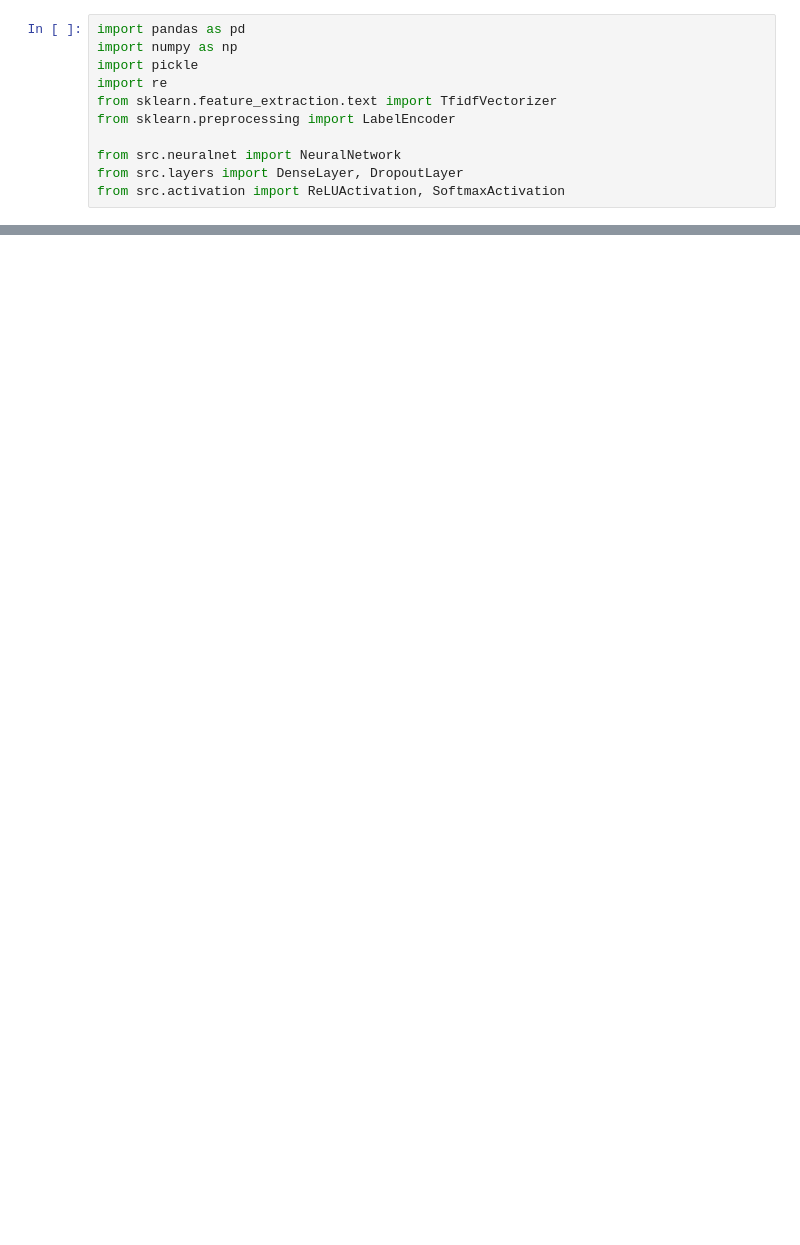
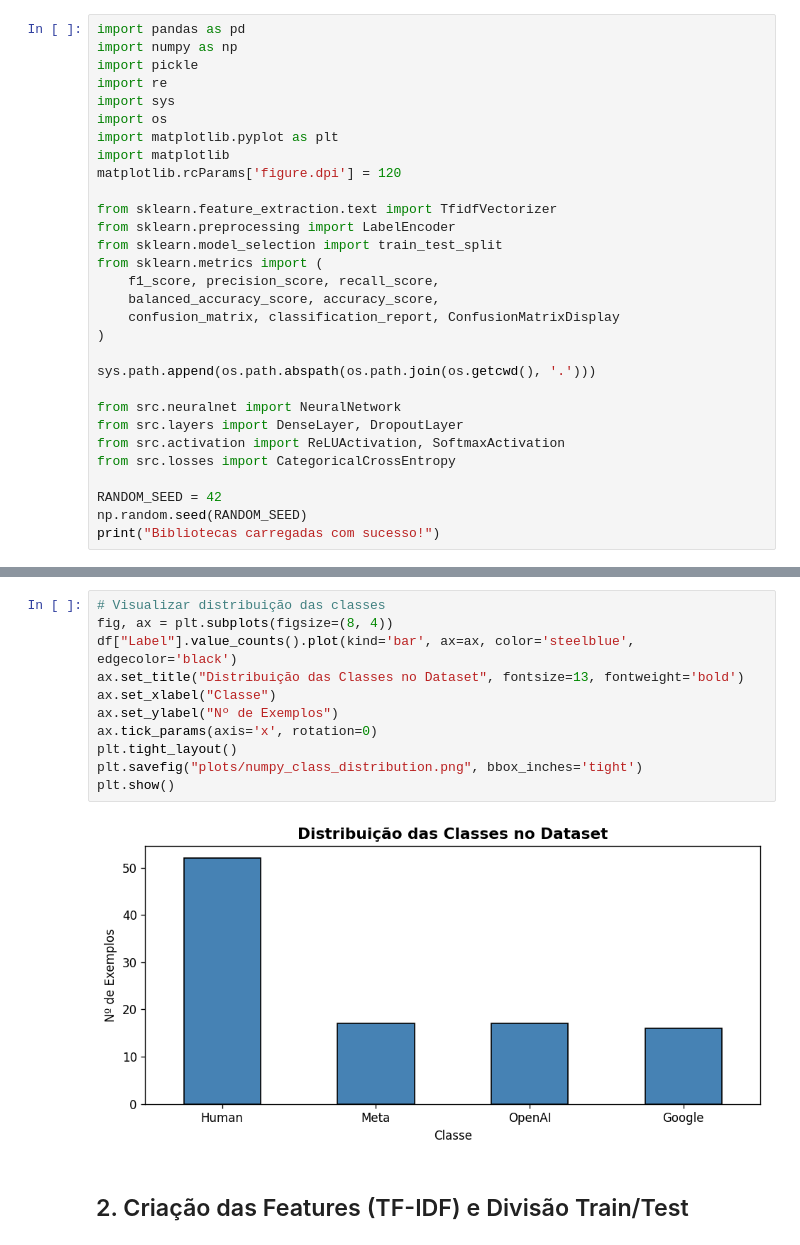
Before and after one commit to gabrielRibeir0/llm-detector, a Jupyter notebook: 1_Treino_Numpy.ipynb, the cells around one changed output, grey strips where cells are left out. Saved outputs shown, nothing was run; the diff lists cells and outputs as text; blank space fills up the shorter version.

```diff
--- a/1_Treino_Numpy.ipynb
+++ b/1_Treino_Numpy.ipynb
@@ -3,9 +6,28 @@ import pandas as pd
 import numpy as np
 import pickle
 import re
+import sys
+import os
+import matplotlib.pyplot as plt
+import matplotlib
+matplotlib.rcParams['figure.dpi'] = 120
+
 from sklearn.feature_extraction.text import TfidfVectorizer
 from sklearn.preprocessing import LabelEncoder
+from sklearn.model_selection import train_test_split
+from sklearn.metrics import (
+    f1_score, precision_score, recall_score,
+    balanced_accuracy_score, accuracy_score,
+    confusion_matrix, classification_report, ConfusionMatrixDisplay
+)
+
+sys.path.append(os.path.abspath(os.path.join(os.getcwd(), '.')))
 
 from src.neuralnet import NeuralNetwork
 from src.layers import DenseLayer, DropoutLayer
 from src.activation import ReLUActivation, SoftmaxActivation
+from src.losses import CategoricalCrossEntropy
+
+RANDOM_SEED = 42
+np.random.seed(RANDOM_SEED)
+print("Bibliotecas carregadas com sucesso!")
@@ -63,0 +64,15 @@ Classes reconhecidas pelo modelo: ['Google' 'Human' 'Meta' 'Mistral' 'OpenAI']
+# %%
+# Visualizar distribuição das classes
+fig, ax = plt.subplots(figsize=(8, 4))
+df["Label"].value_counts().plot(kind='bar', ax=ax, color='steelblue', edgecolor='black')
+ax.set_title("Distribuição das Classes no Dataset", fontsize=13, fontweight='bold')
+ax.set_xlabel("Classe")
+ax.set_ylabel("Nº de Exemplos")
+ax.tick_params(axis='x', rotation=0)
+plt.tight_layout()
+plt.savefig("plots/numpy_class_distribution.png", bbox_inches='tight')
+plt.show()
+# %% [output]
+[figure, added]
+# %% [markdown]
+## 2. Criação das Features (TF-IDF) e Divisão Train/Test
```
Also changed, not shown: parts of 16 cells of this notebook, 16 other files.
